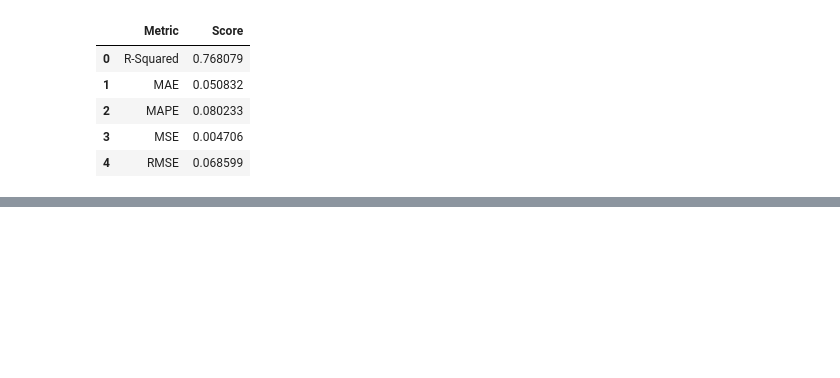
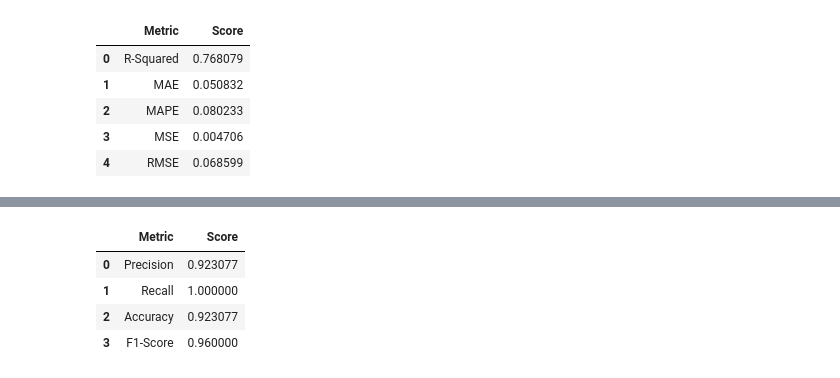
Before and after one commit to ArviandanaR/Komputasi-Statistika-2-2024, a Jupyter notebook: Pertemuan 8/Pertemuan 8 Metrik Evaluasi.ipynb, the cells around one changed output, grey strips where cells are left out. Cells and saved outputs as stored; diff of their text form; code cells hidden in the pictures; blank space fills up the shorter version.

```diff
--- a/Pertemuan 8/Pertemuan 8 Metrik Evaluasi.ipynb
+++ b/Pertemuan 8/Pertemuan 8 Metrik Evaluasi.ipynb
@@ -202,0 +429,18 @@ JELASIN BLA BLA BLA
+# %%
+from sklearn.metrics import precision_score, recall_score, f1_score, accuracy_score, classification_report
+
+precision = precision_score(y_test, y_pred)
+recall = recall_score(y_test, y_pred)
+accuracy = accuracy_score(y_test, y_pred)
+f1 = f1_score(y_test, y_pred)
+
+all_metrics = pd.DataFrame({'Metric': ['Precision', 'Recall', 'Accuracy', 'F1-Score'],
+                            'Score': [precision, recall, accuracy, f1]})
+
+all_metrics
+# %% [output]
+|  | Metric | Score |
+| 0 | Precision | 0.923077 |
+| 1 | Recall | 1.000000 |
+| 2 | Accuracy | 0.923077 |
+| 3 | F1-Score | 0.960000 |
```
Also changed, not shown: parts of 38 cells of this notebook, 12 other files.
